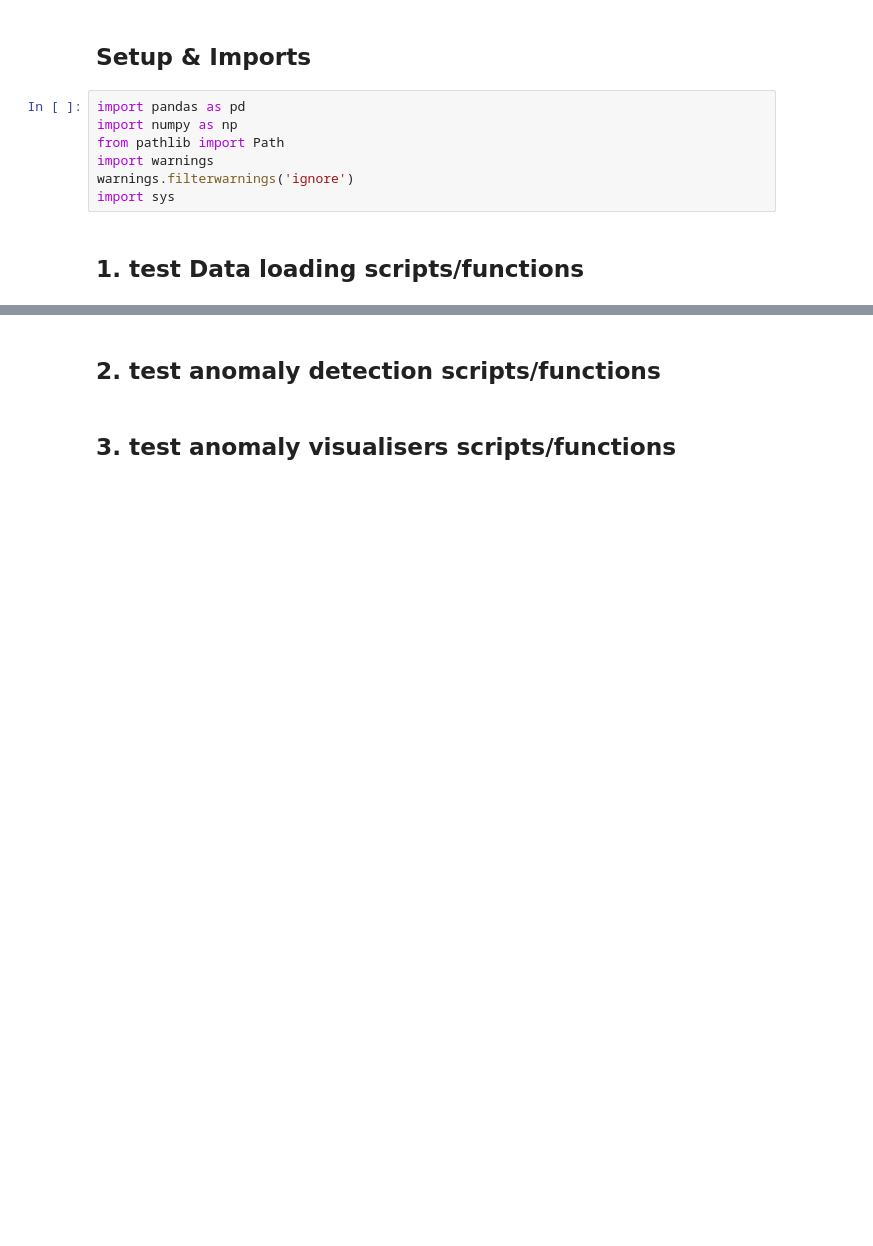
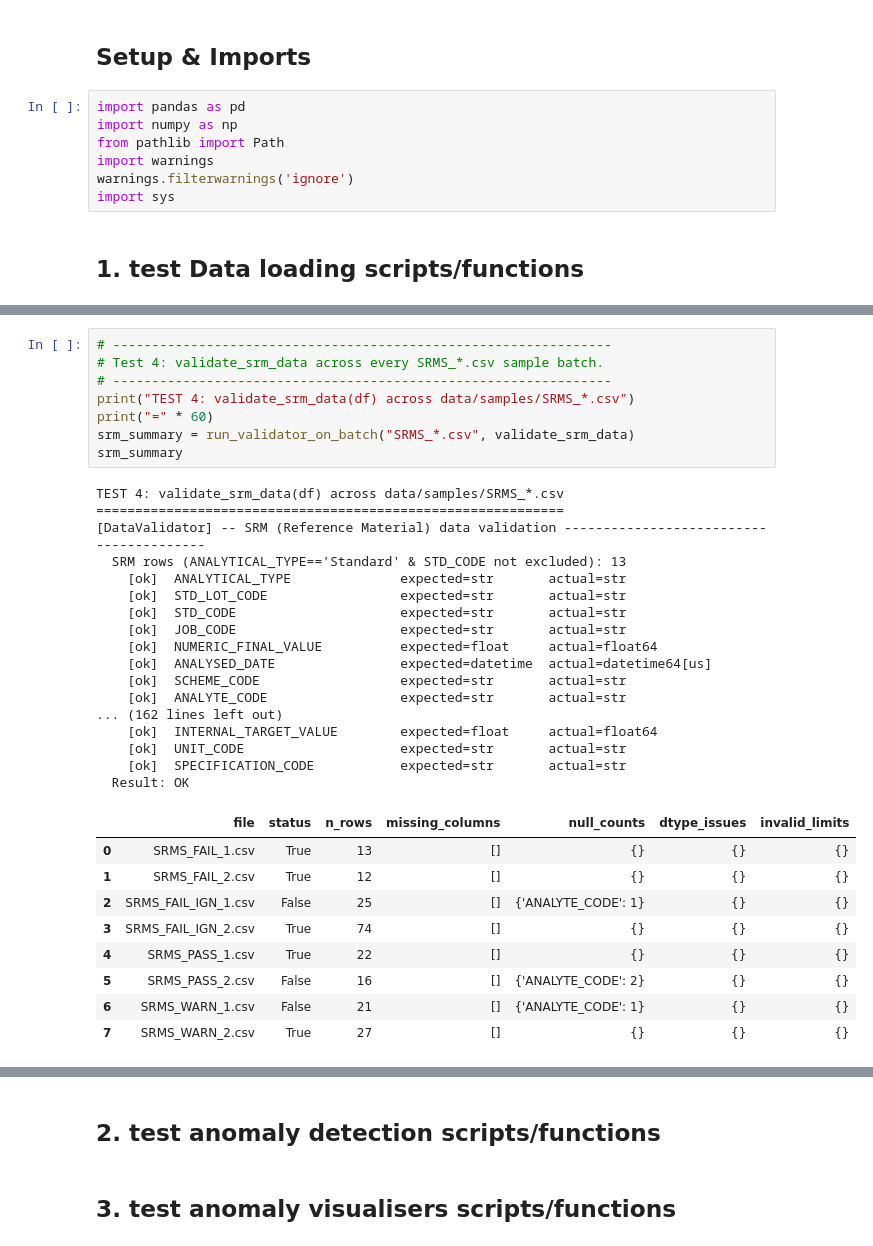
Before and after one commit to Jettiz/QUT-Capstone-Team-32-Datamine-QC-Quality-Control, a Jupyter notebook: workflow_tester.ipynb, the cells around one changed output, grey strips where cells are left out. Drawn from its saved outputs; the diff is of its cells as text; blank space fills up the shorter version.

Commit message:
data validator testing added

```diff
--- a/workflow_tester.ipynb
+++ b/workflow_tester.ipynb
@@ -78,0 +170,35 @@ TEST 1: validate_structure(df)
+# %%
+# ----------------------------------------------------------------
+# Test 4: validate_srm_data across every SRMS_*.csv sample batch.
+# ----------------------------------------------------------------
+print("TEST 4: validate_srm_data(df) across data/samples/SRMS_*.csv")
+print("=" * 60)
+srm_summary = run_validator_on_batch("SRMS_*.csv", validate_srm_data)
+srm_summary
+# %% [output]
+TEST 4: validate_srm_data(df) across data/samples/SRMS_*.csv
+============================================================
+[DataValidator] -- SRM (Reference Material) data validation ----------------------------------------
+  SRM rows (ANALYTICAL_TYPE=='Standard' & STD_CODE not excluded): 13
+    [ok]  ANALYTICAL_TYPE              expected=str       actual=str
+    [ok]  STD_LOT_CODE                 expected=str       actual=str
+    [ok]  STD_CODE                     expected=str       actual=str
+    [ok]  JOB_CODE                     expected=str       actual=str
+    [ok]  NUMERIC_FINAL_VALUE          expected=float     actual=float64
+    [ok]  ANALYSED_DATE                expected=datetime  actual=datetime64[us]
+    [ok]  SCHEME_CODE                  expected=str       actual=str
+    [ok]  ANALYTE_CODE                 expected=str       actual=str
+... (162 lines left out)
+    [ok]  INTERNAL_TARGET_VALUE        expected=float     actual=float64
+    [ok]  UNIT_CODE                    expected=str       actual=str
+    [ok]  SPECIFICATION_CODE           expected=str       actual=str
+  Result: OK
+|  | file | status | n_rows | missing_columns | null_counts | dtype_issues | invalid_limits |
+| 0 | SRMS_FAIL_1.csv | True | 13 | [] | {} | {} | {} |
+| 1 | SRMS_FAIL_2.csv | True | 12 | [] | {} | {} | {} |
+| 2 | SRMS_FAIL_IGN_1.csv | False | 25 | [] | {'ANALYTE_CODE': 1} | {} | {} |
+| 3 | SRMS_FAIL_IGN_2.csv | True | 74 | [] | {} | {} | {} |
+| 4 | SRMS_PASS_1.csv | True | 22 | [] | {} | {} | {} |
+| 5 | SRMS_PASS_2.csv | False | 16 | [] | {'ANALYTE_CODE': 2} | {} | {} |
+| 6 | SRMS_WARN_1.csv | False | 21 | [] | {'ANALYTE_CODE': 1} | {} | {} |
+| 7 | SRMS_WARN_2.csv | True | 27 | [] | {} | {} | {} |
```
Also changed, not shown: parts of 6 cells of this notebook.
